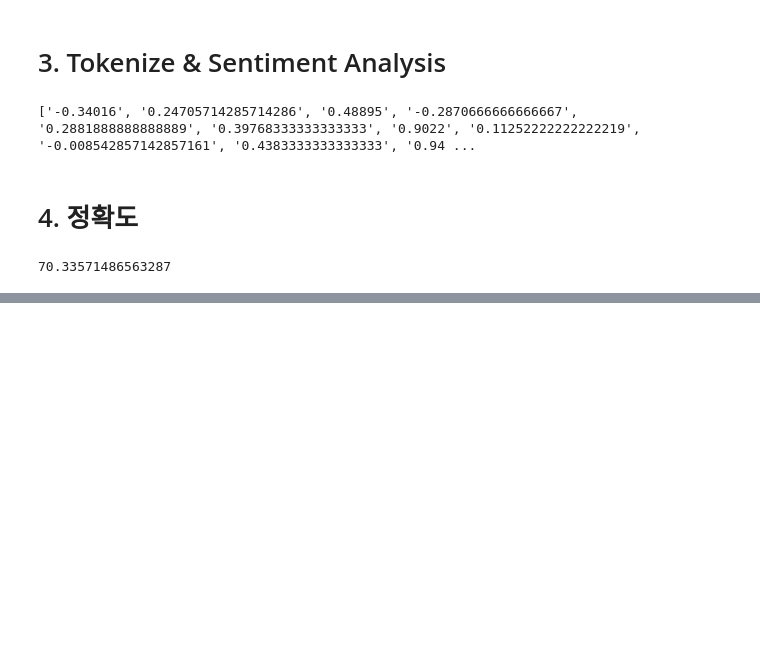
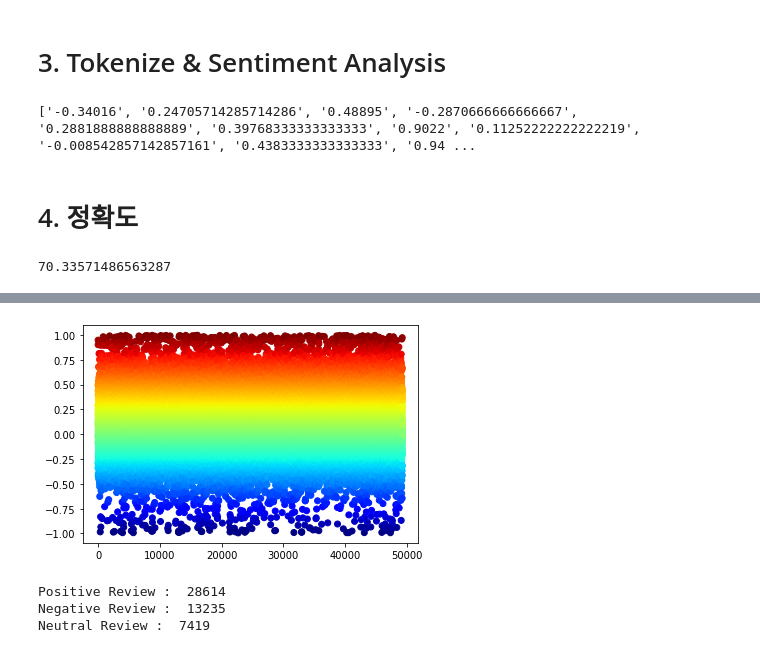
Before and after one commit to EZE2/NLP_Project, a Jupyter notebook: NLPmovie.ipynb, the cells around one changed output, grey strips where cells are left out. Drawn from its saved outputs; the diff is of its cells as text; code cells hidden in the pictures; blank space fills up the shorter version.

```diff
--- a/NLPmovie.ipynb
+++ b/NLPmovie.ipynb
@@ -72,0 +104,20 @@ print(accuracy/len(sentiment)*100)
+# %%
+sid = SentimentIntensityAnalyzer()
+score_list = []
+for content in review:
+  lines_list = tokenize.sent_tokenize(content)
+  sum = 0
+  for sent in lines_list:
+    ss = sid.polarity_scores(sent)
+    sum = sum+ss['compound']
+  finalsum = str(sum/len(lines_list))
+  score_list.append(finalsum)
+# %%
+accuracy = 0
+for i in range(len(score_list)):
+  if (float)(score_list[i]) > 0.18115:
+    if sentiment[i] == 'positive':
+      accuracy += 1
+  else:
+    if sentiment[i] == 'negative':
+      accuracy += 1
@@ -72,0 +128,28 @@ print(accuracy/len(sentiment)*100)
+# %%
+x_range = list(range(0,len(score_list)))
+y_range = []
+for i in range(len(score_list)):
+  y_range.append((float)(score_list[i]))
+plt.scatter(x_range,y_range, c=y_range, cmap='jet')
+plt.show()
+# %% [output]
+[figure, added]
+# %%
+pos = 0
+neg = 0
+neu = 0
+for i in range(len(y_range)):
+  if y_range[i] >= 0.05:
+    pos = pos +1
+  elif y_range[i] <= -0.05:
+    neg = neg+1
+  else:
+    neu = neu +1
+
+print("Positive Review : ",pos)
+print("Negative Review : ",neg)
+print("Neutral Review : ",neu)
+# %% [output]
+Positive Review :  28614
+Negative Review :  13235
+Neutral Review :  7419
```
Also changed, not shown: parts of 10 cells of this notebook, 1 other file.
